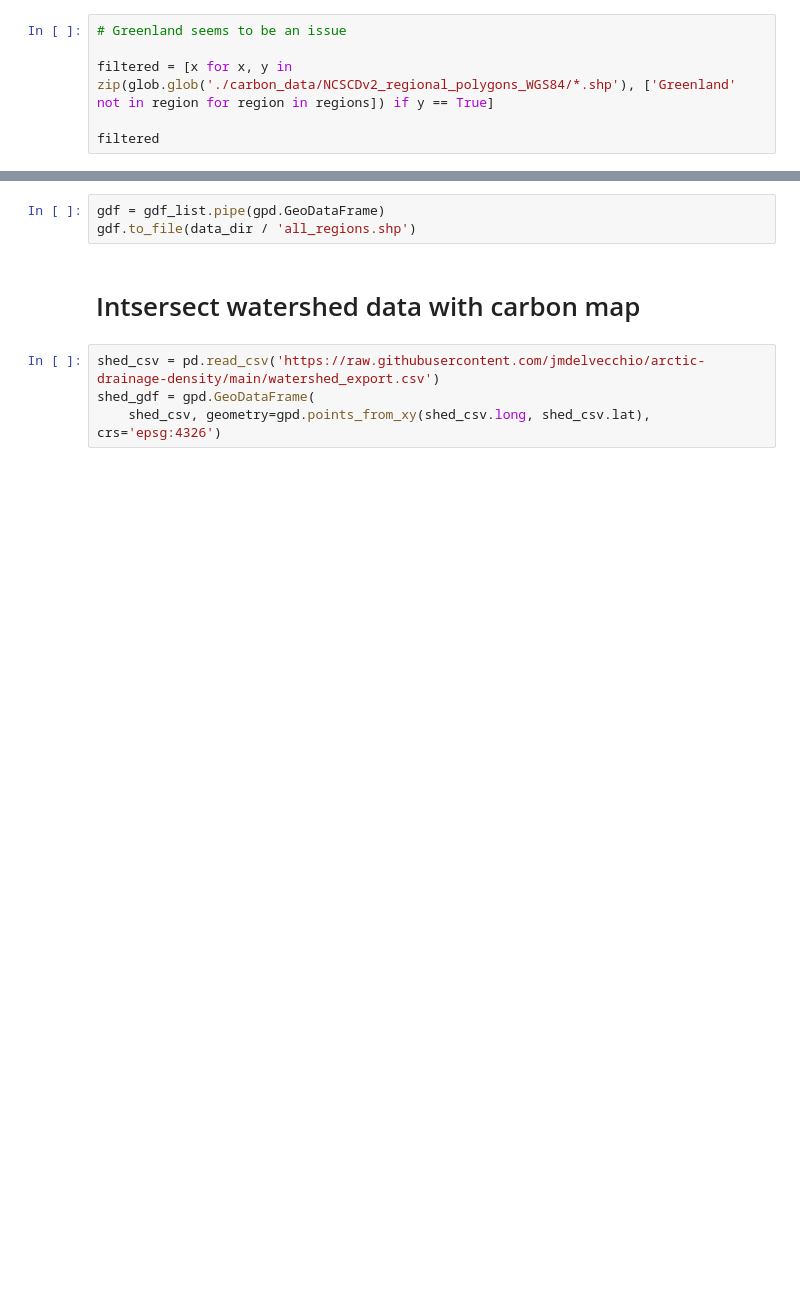
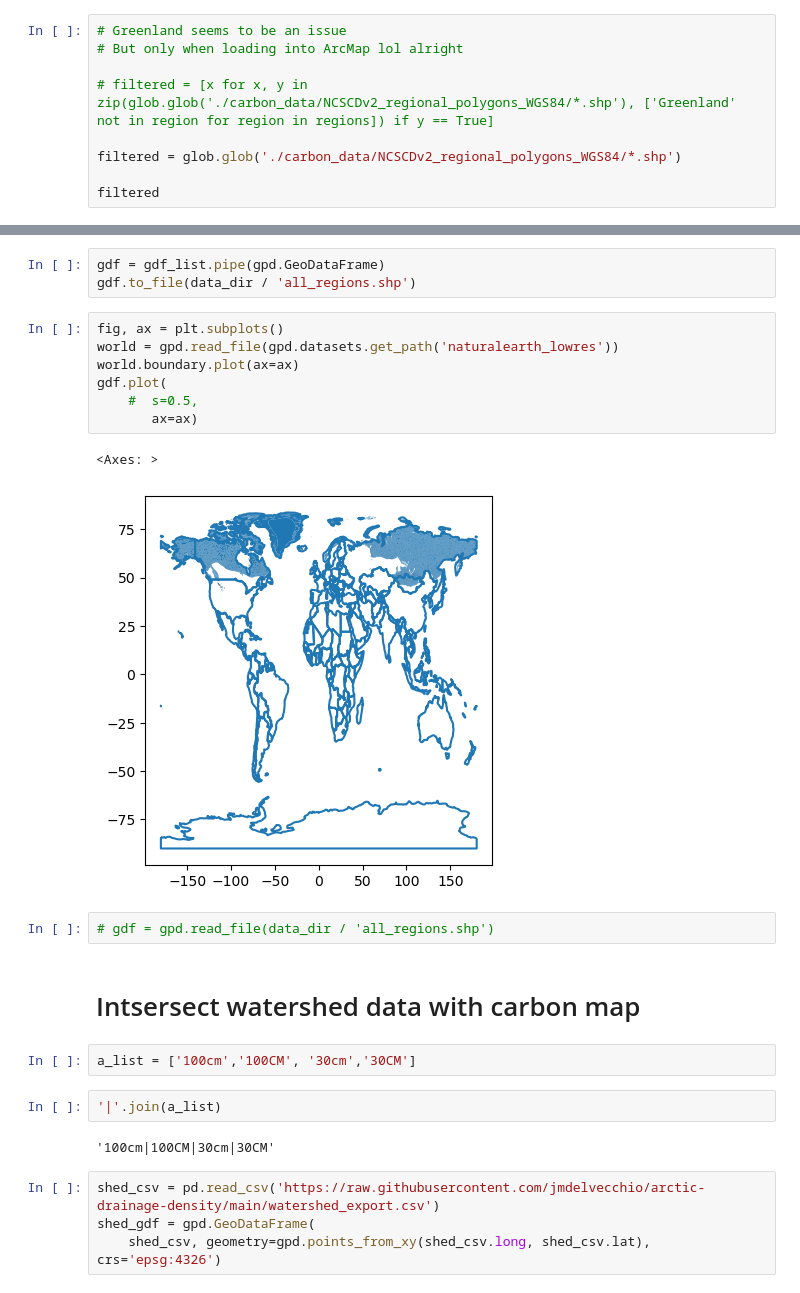
Before and after one commit to jmdelvecchio/arctic-drainage-density, a Jupyter notebook: step5_carbon.ipynb, the cells around one changed output, grey strips where cells are left out. Drawn from its saved outputs; the diff is of its cells as text; blank space fills up the shorter version.

Commit message:
finalized carbon calculation

```diff
--- a/step5_carbon.ipynb
+++ b/step5_carbon.ipynb
@@ -42,7 +44,10 @@ with zipfile.ZipFile(path_to_zip_file, 'r') as zip_ref:
 # %%
 # Greenland seems to be an issue
+# But only when loading into ArcMap lol alright
 
-filtered = [x for x, y in zip(glob.glob('./carbon_data/NCSCDv2_regional_polygons_WGS84/*.shp'), ['Greenland' not in region for region in regions]) if y == True]
+# filtered = [x for x, y in zip(glob.glob('./carbon_data/NCSCDv2_regional_polygons_WGS84/*.shp'), ['Greenland' not in region for region in regions]) if y == True]
+
+filtered = glob.glob('./carbon_data/NCSCDv2_regional_polygons_WGS84/*.shp')
 
 filtered
 # %% [output]
@@ -65,8 +71,26 @@ gdf_list = pd.concat([
 # %%
 gdf = gdf_list.pipe(gpd.GeoDataFrame)
 gdf.to_file(data_dir / 'all_regions.shp')
+# %%
+fig, ax = plt.subplots()
+world = gpd.read_file(gpd.datasets.get_path('naturalearth_lowres'))
+world.boundary.plot(ax=ax)
+gdf.plot(
+    #  s=0.5,
+       ax=ax)
+# %% [output]
+<Axes: >
+[figure, added]
+# %%
+# gdf = gpd.read_file(data_dir / 'all_regions.shp')
 # %% [markdown]
 # Intsersect watershed data with carbon map
+# %%
+a_list = ['100cm','100CM', '30cm','30CM']
+# %%
+'|'.join(a_list)
+# %% [output]
+'100cm|100CM|30cm|30CM'
 # %%
 shed_csv = pd.read_csv('https://raw.githubusercontent.com/jmdelvecchio/arctic-drainage-density/main/watershed_export.csv')
 shed_gdf = gpd.GeoDataFrame(
```
Also changed, not shown: parts of 7 cells of this notebook.
